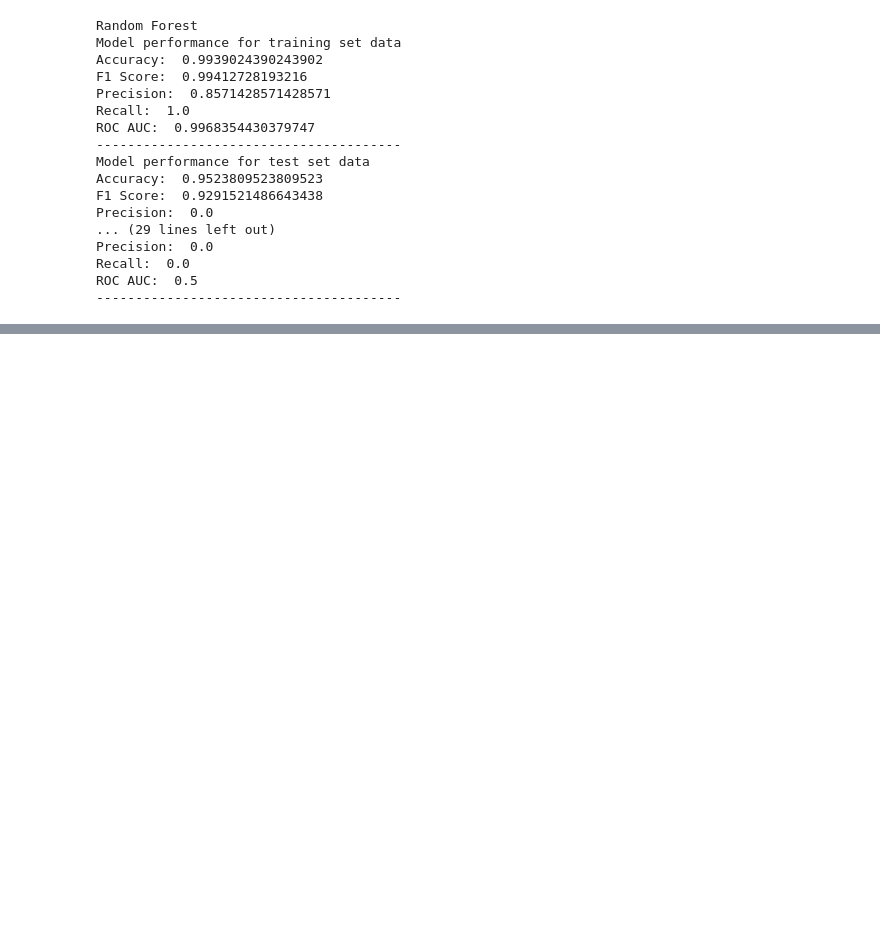
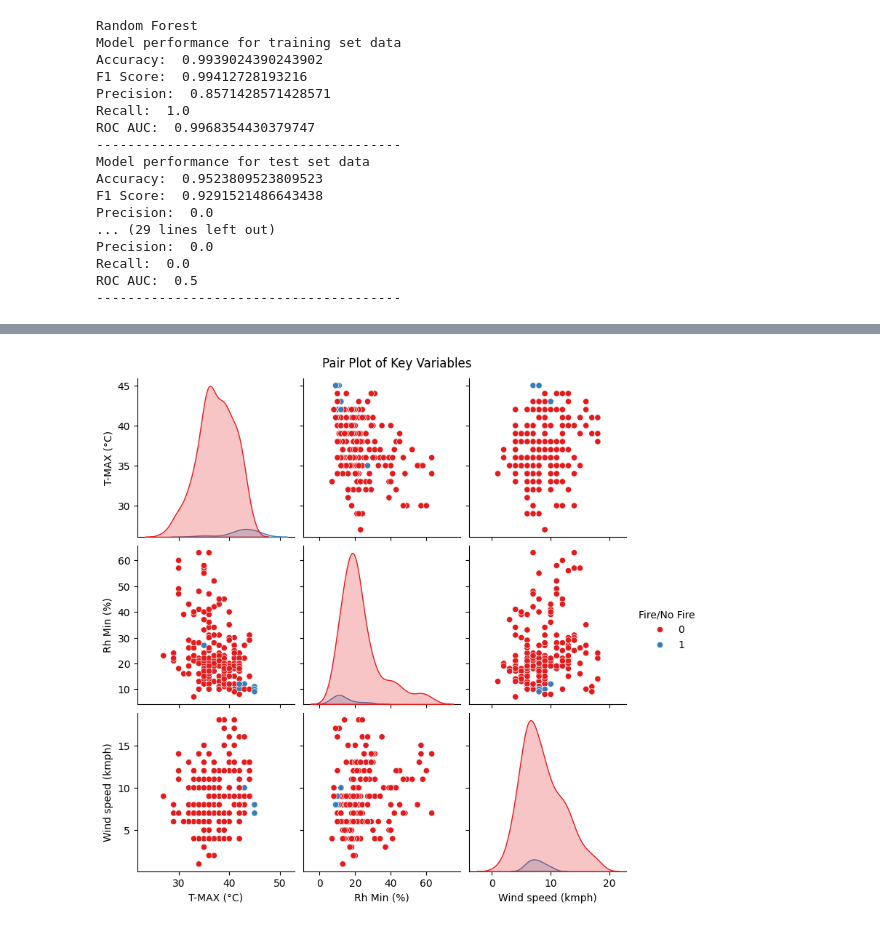
Before and after one commit to Ashu09032005/fire, a Jupyter notebook: exptfinal.ipynb, the cells around one changed output, grey strips where cells are left out. Cells and saved outputs as stored; diff of their text form; code cells hidden in the pictures; blank space fills up the shorter version.

```diff
--- a/exptfinal.ipynb
+++ b/exptfinal.ipynb
@@ -274,0 +293,6 @@ Predicting spread distances:
+# %%
+sns.pairplot(df[["T-MAX (°C)", "Rh Min (%)", "Wind speed (kmph)", "Fire/No Fire"]], hue="Fire/No Fire", palette="Set1")
+plt.suptitle("Pair Plot of Key Variables", y=1.02)
+plt.show()
+# %% [output]
+[figure, added]
```
Also changed, not shown: parts of 3 cells of this notebook, 10 other files.
